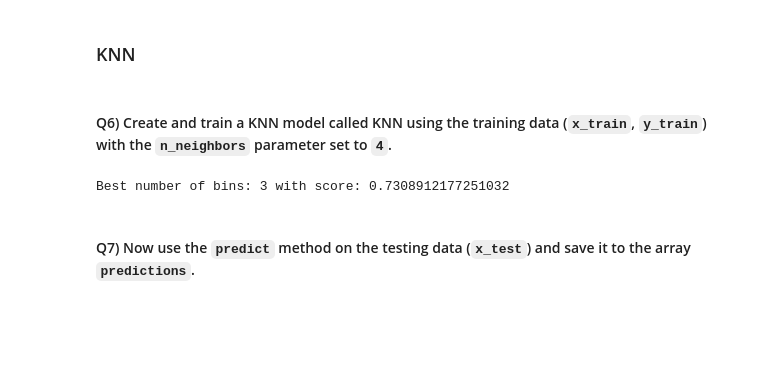
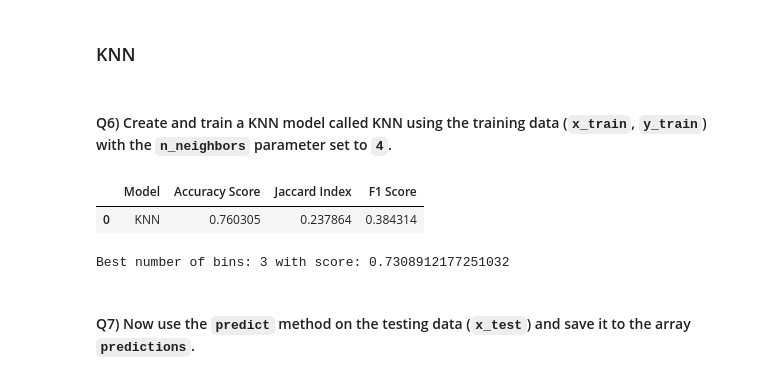
Before and after one commit to coldavidjbrady/mchnLearn, a Jupyter notebook: Course 1 (ML w Python)/ML_FinalAssignment.ipynb, the cells around one changed output. Cells and saved outputs as stored; diff of their text form; code cells hidden in the pictures; blank space fills up the shorter version.

```diff
--- a/ML_FinalAssignment.ipynb
+++ b/Course 1 (ML w Python)/ML_FinalAssignment.ipynb
@@ -264,4 +271,16 @@ R-squared            0.427132
 ### KNN
 # %% [markdown]
 #### Q6) Create and train a KNN model called KNN using the training data (`x_train`, `y_train`) with the `n_neighbors` parameter set to `4`.
+# %%
+KNN = KNeighborsClassifier(n_neighbors=4).fit(x_train_scaled, y_train)
+predictionsKNN = KNN.predict(x_test_scaled)
+KNN_Accuracy_Score = accuracy_score(y_test, predictionsKNN)
+KNN_JaccardIndex = jaccard_score(y_test, predictionsKNN)
+KNN_F1_Score = f1_score(y_test, predictionsKNN)
+Report = pd.DataFrame(data=[['KNN', KNN_Accuracy_Score, KNN_JaccardIndex, KNN_F1_Score]],
+                      columns=['Model', 'Accuracy Score', 'Jaccard Index', 'F1 Score'])
+Report
+# %% [output]
+|  | Model | Accuracy Score | Jaccard Index | F1 Score |
+| 0 | KNN | 0.760305 | 0.237864 | 0.384314 |
 # %%
```
Also changed, not shown: parts of 3 cells of this notebook, 11 other files.
